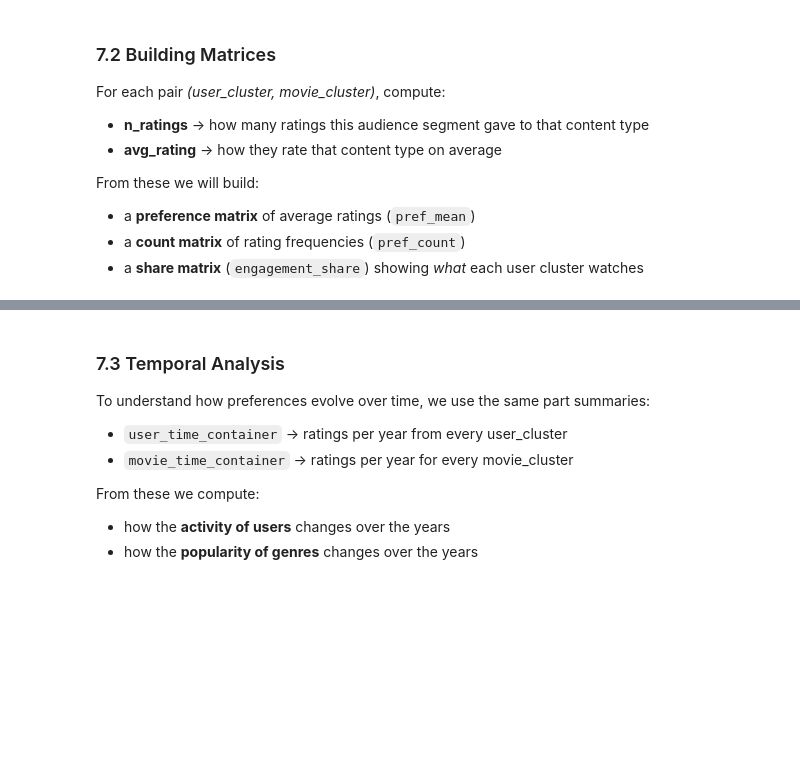
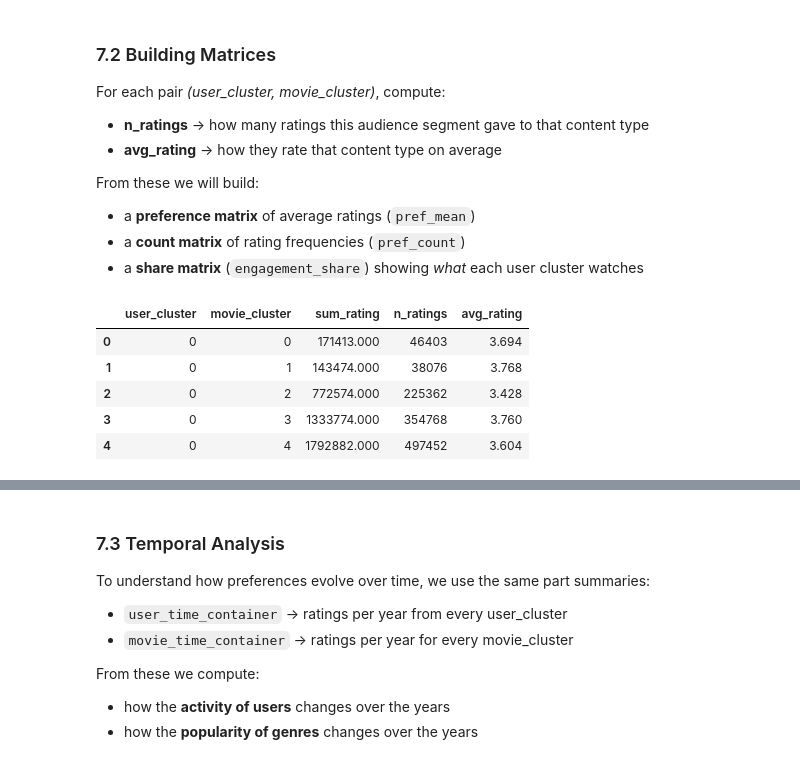
Before and after one commit to alkalenka/AudienceDecode_320991, a Jupyter notebook: main.ipynb, the cells around one changed output, grey strips where cells are left out. Drawn from its saved outputs; the diff is of its cells as text; code cells hidden in the pictures; blank space fills up the shorter version.

```diff
--- a/main.ipynb
+++ b/main.ipynb
@@ -1494,19 +1733,23 @@ From these we will build:
 # %%
 # Combine all parts from container into one DataFrame
 pref_all = pd.concat(pref_container, ignore_index=True)
 
 # Count total sum of ratings and total count
-pref_agg = (
-    pref_all
-    .groupby(['user_cluster', 'movie_cluster'])[['sum_rating', 'n_ratings']]
-    .sum()
+pref_agg = (pref_all.groupby(['user_cluster', 'movie_cluster'])[['sum_rating', 'n_ratings']].sum()
     .reset_index()
 )
 
 # Average rating per user_cluster/movie_cluster
 pref_agg['avg_rating'] = pref_agg['sum_rating'] / pref_agg['n_ratings']
 pref_agg.to_csv("images/average_rating_user_movie_summary.csv", index=True)
 display(pref_agg.head())
+# %% [output]
+|  | user_cluster | movie_cluster | sum_rating | n_ratings | avg_rating |
+| 0 | 0 | 0 | 171413.000 | 46403 | 3.694 |
+| 1 | 0 | 1 | 143474.000 | 38076 | 3.768 |
+| 2 | 0 | 2 | 772574.000 | 225362 | 3.428 |
+| 3 | 0 | 3 | 1333774.000 | 354768 | 3.760 |
+| 4 | 0 | 4 | 1792882.000 | 497452 | 3.604 |
 # %%
 # PREFERENCE MATRIX
 # HOW they rate (average rating)
```
Also changed, not shown: parts of 59 cells of this notebook, 5 other files.
